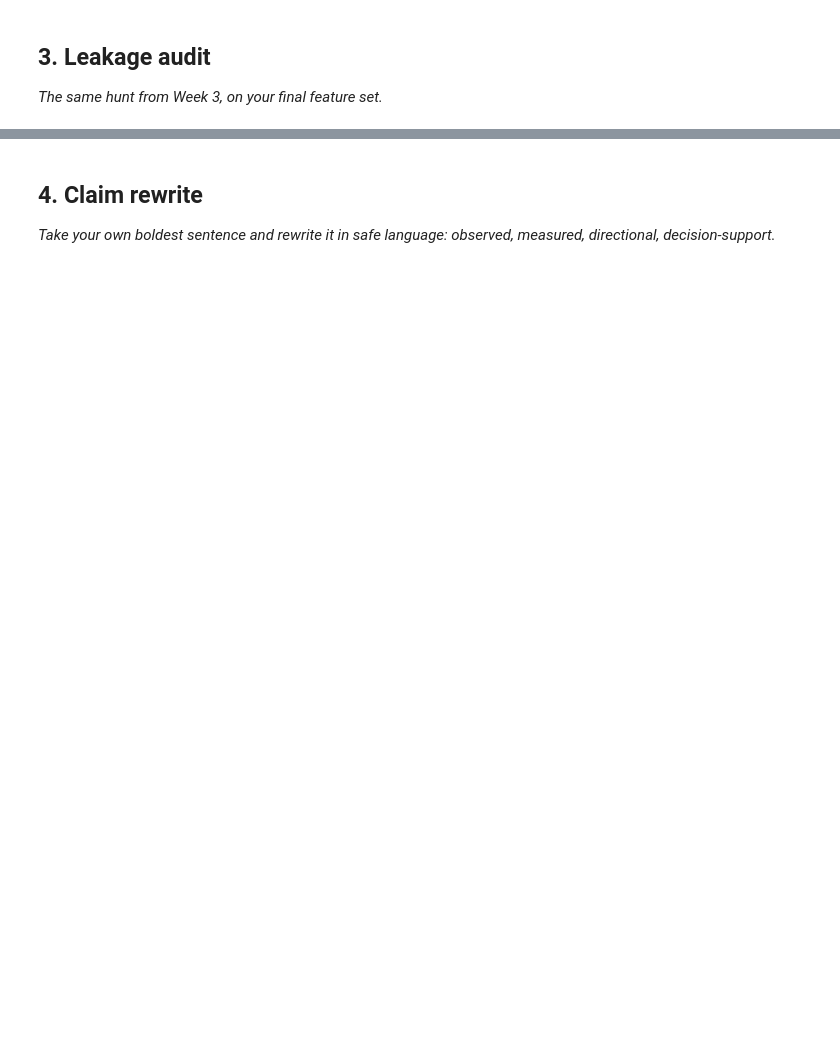
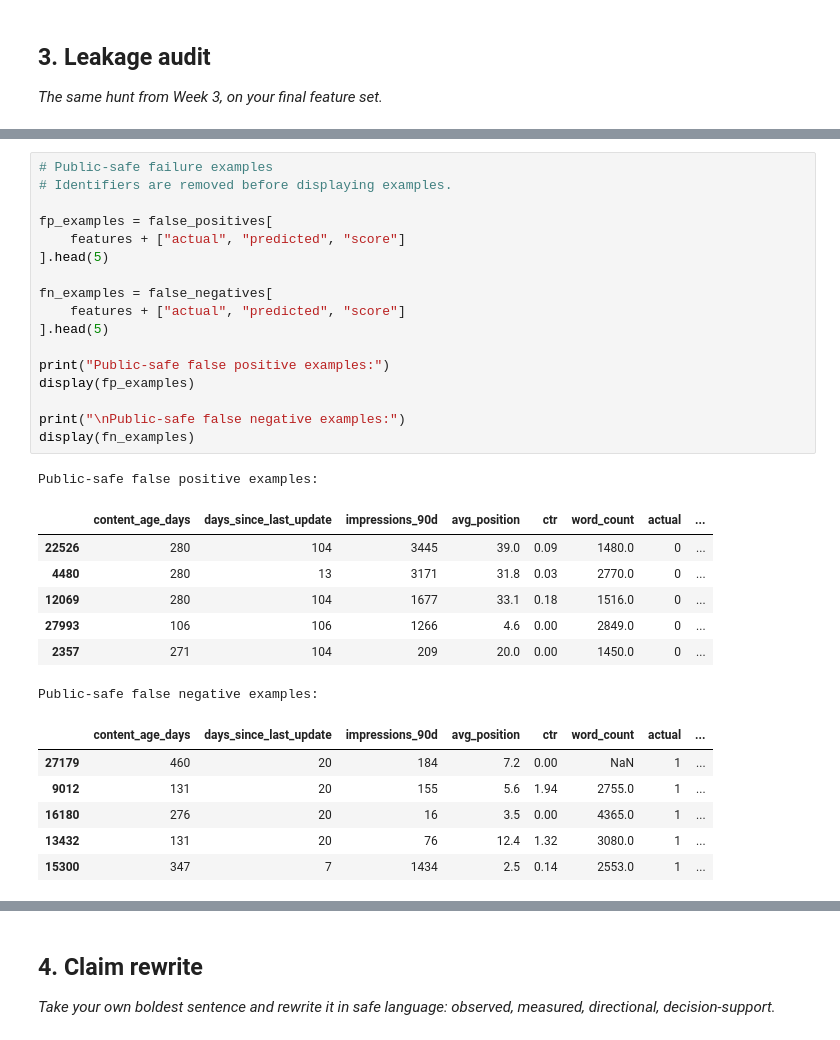
Before and after one commit to aliza1800/flyrank-ml-internship, a Jupyter notebook: work/notebooks/w06_validation_audit.ipynb, the cells around one changed output, grey strips where cells are left out. Drawn from its saved outputs; the diff is of its cells as text; blank space fills up the shorter version.

```diff
--- a/work/notebooks/w06_validation_audit.ipynb
+++ b/work/notebooks/w06_validation_audit.ipynb
@@ -29,0 +230,32 @@ This skeleton is yours to fill. Work the sections **in order** — each one has
+# %%
+# Public-safe failure examples
+# Identifiers are removed before displaying examples.
+
+fp_examples = false_positives[
+    features + ["actual", "predicted", "score"]
+].head(5)
+
+fn_examples = false_negatives[
+    features + ["actual", "predicted", "score"]
+].head(5)
+
+print("Public-safe false positive examples:")
+display(fp_examples)
+
+print("\nPublic-safe false negative examples:")
+display(fn_examples)
+# %% [output]
+Public-safe false positive examples:
+|  | content_age_days | days_since_last_update | impressions_90d | avg_position | ctr | word_count | actual | ... |
+| 22526 | 280 | 104 | 3445 | 39.0 | 0.09 | 1480.0 | 0 | ... |
+| 4480 | 280 | 13 | 3171 | 31.8 | 0.03 | 2770.0 | 0 | ... |
+| 12069 | 280 | 104 | 1677 | 33.1 | 0.18 | 1516.0 | 0 | ... |
+| 27993 | 106 | 106 | 1266 | 4.6 | 0.00 | 2849.0 | 0 | ... |
+| 2357 | 271 | 104 | 209 | 20.0 | 0.00 | 1450.0 | 0 | ... |
+Public-safe false negative examples:
+|  | content_age_days | days_since_last_update | impressions_90d | avg_position | ctr | word_count | actual | ... |
+| 27179 | 460 | 20 | 184 | 7.2 | 0.00 | NaN | 1 | ... |
+| 9012 | 131 | 20 | 155 | 5.6 | 1.94 | 2755.0 | 1 | ... |
+| 16180 | 276 | 20 | 16 | 3.5 | 0.00 | 4365.0 | 1 | ... |
+| 13432 | 131 | 20 | 76 | 12.4 | 1.32 | 3080.0 | 1 | ... |
+| 15300 | 347 | 7 | 1434 | 2.5 | 0.14 | 2553.0 | 1 | ... |
```
Also changed, not shown: parts of 18 cells of this notebook.
